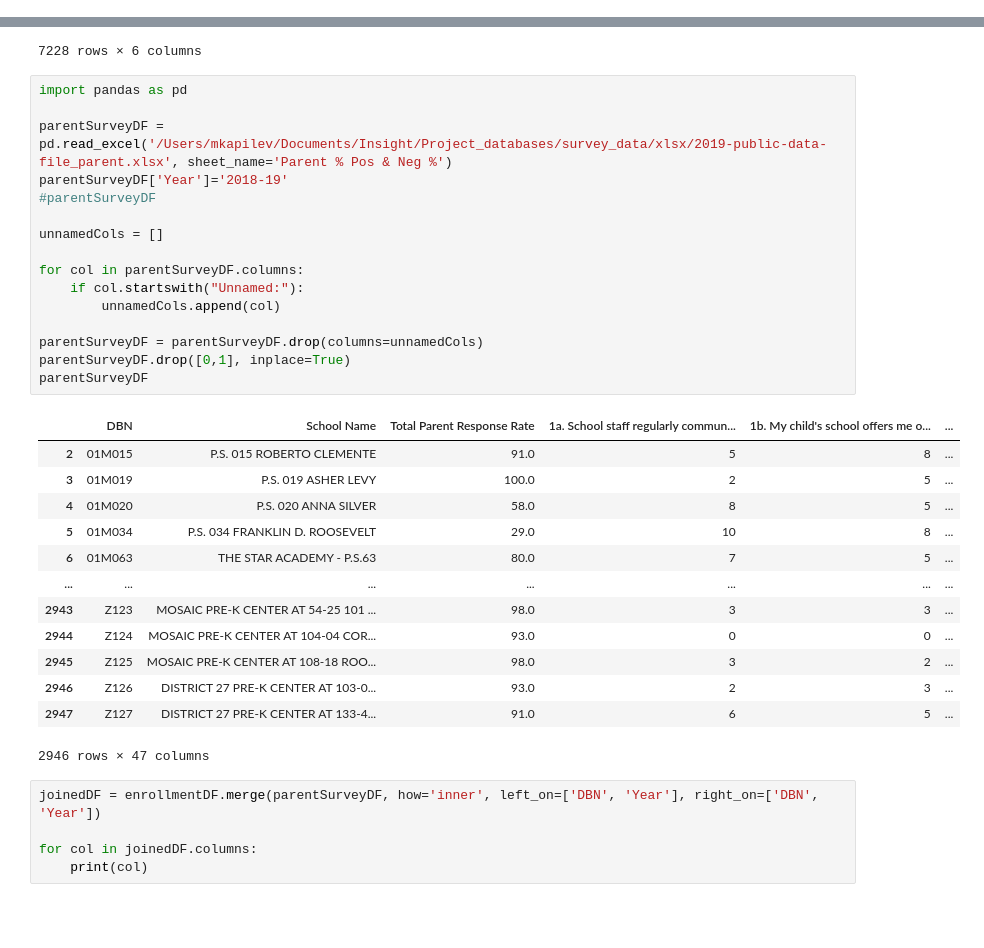
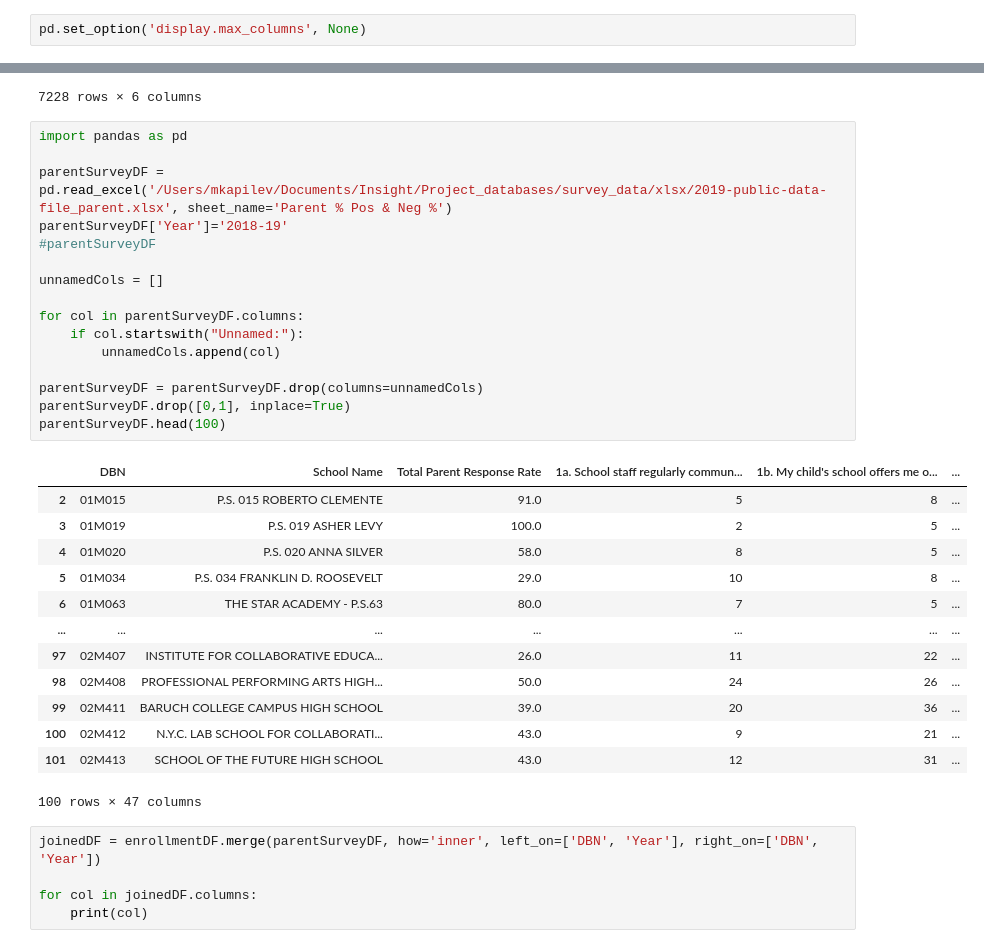
Before and after one commit to innakap/InsightDataScience, a Jupyter notebook: SurveyEnrollmentModel.ipynb, the cells around one changed output, grey strips where cells are left out. Saved outputs shown, nothing was run; the diff lists cells and outputs as text; blank space fills up the shorter version.

```diff
--- a/SurveyEnrollmentModel.ipynb
+++ b/SurveyEnrollmentModel.ipynb
@@ -1,3 +1,5 @@
+# %%
+pd.set_option('display.max_columns', None)
 # %%
 import pandas as pd
 
@@ -23,33 +25,33 @@ enrollmentDF
 # %%
 import pandas as pd
 
 parentSurveyDF = pd.read_excel('/Users/mkapilev/Documents/Insight/Project_databases/survey_data/xlsx/2019-public-data-file_parent.xlsx', sheet_name='Parent % Pos & Neg %')
 parentSurveyDF['Year']='2018-19'
 #parentSurveyDF
 
 unnamedCols = []
 
 for col in parentSurveyDF.columns:
     if col.startswith("Unnamed:"):
         unnamedCols.append(col)
 
 parentSurveyDF = parentSurveyDF.drop(columns=unnamedCols)
 parentSurveyDF.drop([0,1], inplace=True)
-parentSurveyDF
+parentSurveyDF.head(100)
 # %% [output]
 |  | DBN | School Name | Total Parent Response Rate | 1a. School staff regularly commun... | 1b. My child's school offers me o... | ... |
 | 2 | 01M015 | P.S. 015 ROBERTO CLEMENTE | 91.0 | 5 | 8 | ... |
 | 3 | 01M019 | P.S. 019 ASHER LEVY | 100.0 | 2 | 5 | ... |
 | 4 | 01M020 | P.S. 020 ANNA SILVER | 58.0 | 8 | 5 | ... |
 | 5 | 01M034 | P.S. 034 FRANKLIN D. ROOSEVELT | 29.0 | 10 | 8 | ... |
 | 6 | 01M063 | THE STAR ACADEMY - P.S.63 | 80.0 | 7 | 5 | ... |
 | ... | ... | ... | ... | ... | ... | ... |
-| 2943 | Z123 | MOSAIC PRE-K CENTER AT 54-25 101 ... | 98.0 | 3 | 3 | ... |
-| 2944 | Z124 | MOSAIC PRE-K CENTER AT 104-04 COR... | 93.0 | 0 | 0 | ... |
-| 2945 | Z125 | MOSAIC PRE-K CENTER AT 108-18 ROO... | 98.0 | 3 | 2 | ... |
-| 2946 | Z126 | DISTRICT 27 PRE-K CENTER AT 103-0... | 93.0 | 2 | 3 | ... |
-| 2947 | Z127 | DISTRICT 27 PRE-K CENTER AT 133-4... | 91.0 | 6 | 5 | ... |
+| 97 | 02M407 | INSTITUTE FOR COLLABORATIVE EDUCA... | 26.0 | 11 | 22 | ... |
+| 98 | 02M408 | PROFESSIONAL PERFORMING ARTS HIGH... | 50.0 | 24 | 26 | ... |
+| 99 | 02M411 | BARUCH COLLEGE CAMPUS HIGH SCHOOL | 39.0 | 20 | 36 | ... |
+| 100 | 02M412 | N.Y.C. LAB SCHOOL FOR COLLABORATI... | 43.0 | 9 | 21 | ... |
+| 101 | 02M413 | SCHOOL OF THE FUTURE HIGH SCHOOL | 43.0 | 12 | 31 | ... |
-2946 rows × 47 columns
+100 rows × 47 columns
 # %%
 joinedDF = enrollmentDF.merge(parentSurveyDF, how='inner', left_on=['DBN', 'Year'], right_on=['DBN', 'Year'])
 
```
Also changed, not shown: parts of 11 cells of this notebook.
